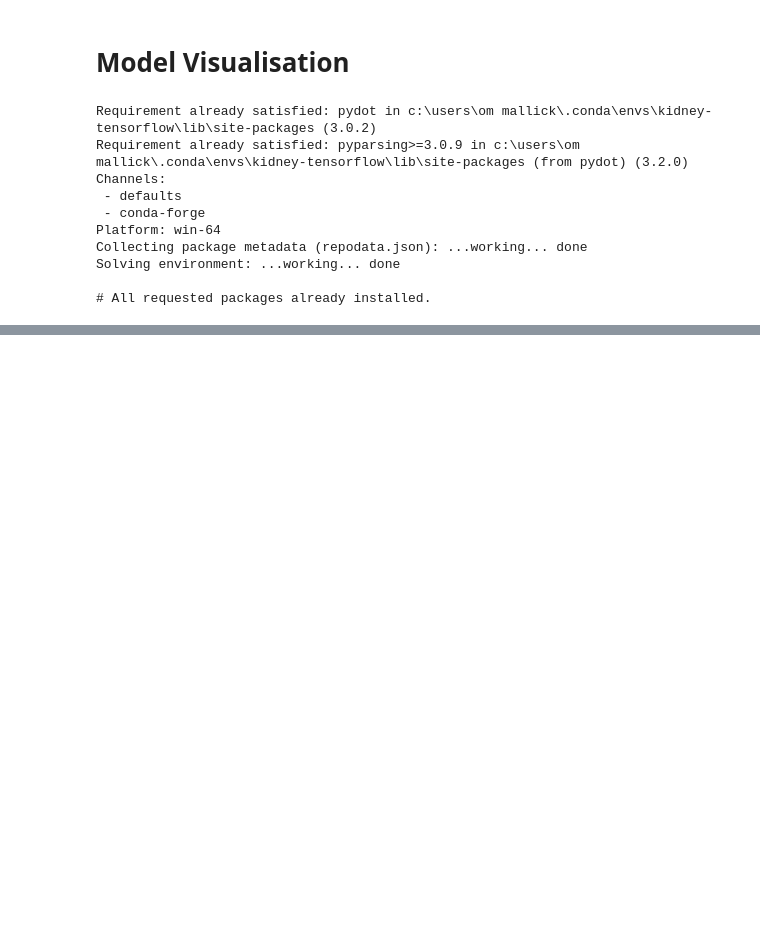
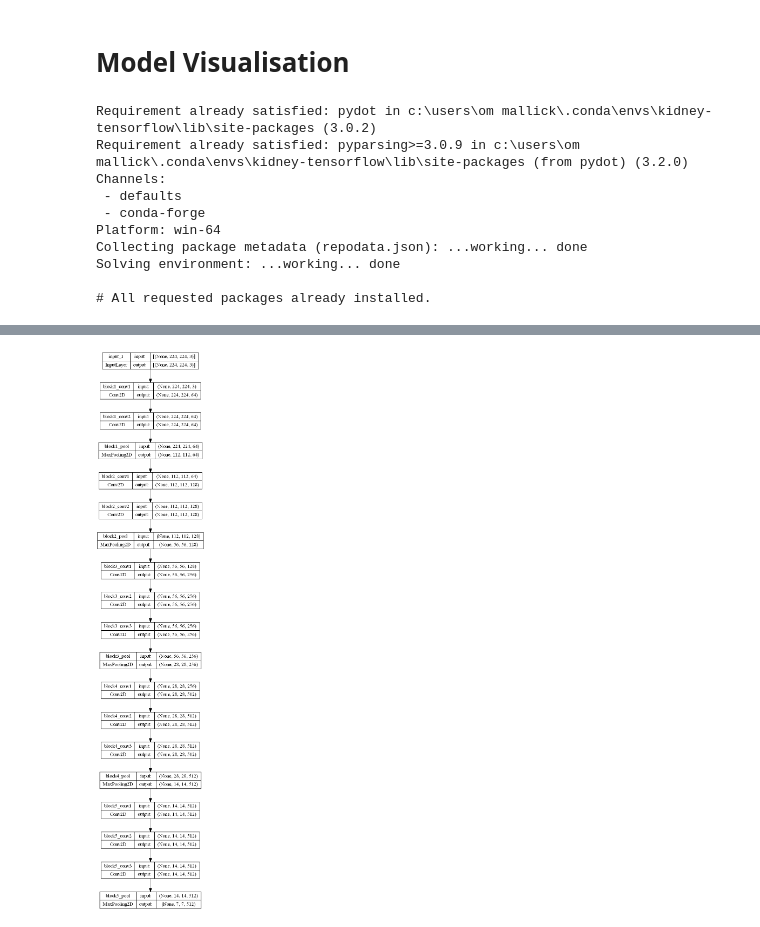
Before and after one commit to ommallick02/Kidney-Disease-Classification-Tensorflow, a Jupyter notebook: research/trials.ipynb, the cells around one changed output, grey strips where cells are left out. Drawn from its saved outputs; the diff is of its cells as text; code cells hidden in the pictures; blank space fills up the shorter version.

Commit message:
cicd and network visualisation added

```diff
--- a/research/trials.ipynb
+++ b/research/trials.ipynb
@@ -93,3 +93,7 @@ Solving environment: ...working... done
 # %%
 import tensorflow as tf
 from tensorflow.keras.utils import plot_model
+# %%
+model = tf.keras.models.load_model("../artifacts/prepare_base_model/base_model.h5")
+plot_model(model, to_file="base_model.png", show_shapes=True)
+# %% [output]
@@ -96,2 +101,3 @@ from tensorflow.keras.utils import plot_model
+[figure, added]
 # %%
 model = tf.keras.models.load_model("../artifacts/prepare_base_model/base_model_updated.h5")
```
Also changed, not shown: parts of 4 cells of this notebook, 8 other files.
